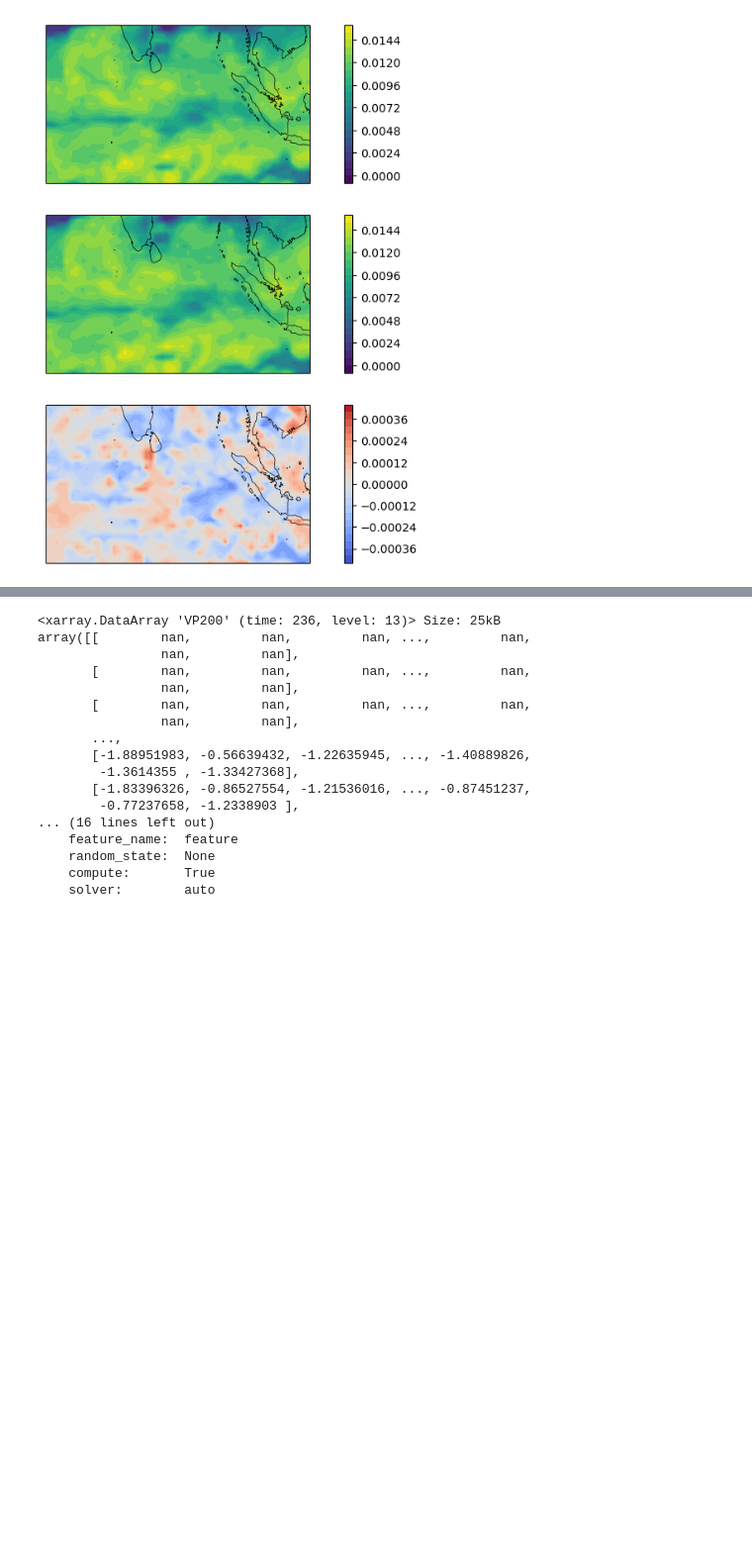
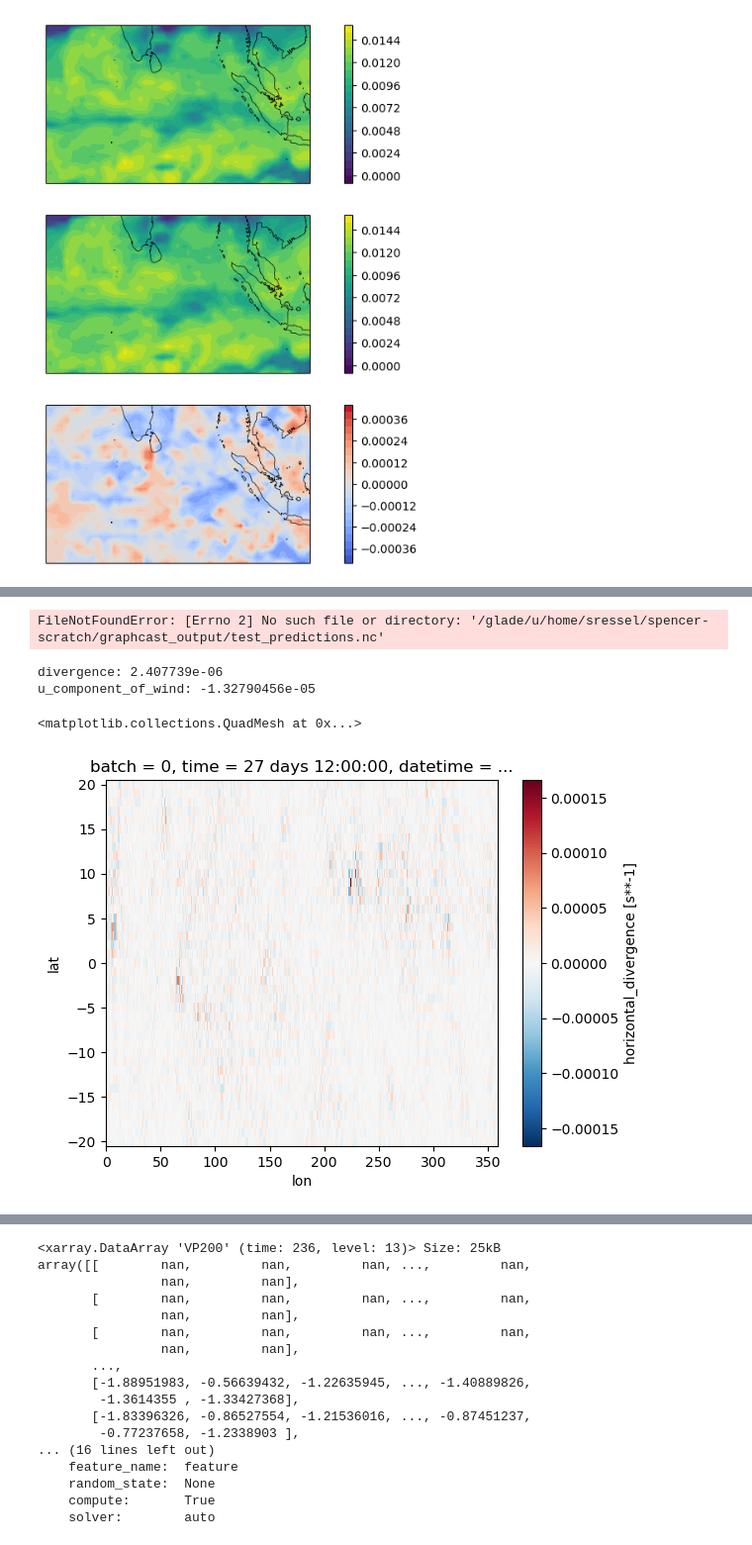
Before and after one commit to spencer-ressel/thesis-work, a Jupyter notebook: python/graphcast/data_processing.ipynb, the cells around one changed output, grey strips where cells are left out. Shown at 99% size. Cells and saved outputs as stored; diff of their text form; code cells hidden in the pictures; blank space fills up the shorter version.

Commit message:
EOD 08/06/2026 - Changes to velocity potential calculation to make it jax compatible

```diff
--- a/python/graphcast/data_processing.ipynb
+++ b/python/graphcast/data_processing.ipynb
@@ -819,0 +841,4 @@ def calculate_velocity_potential(data):
+# %%
+xr.open_dataset("/glade/u/home/sressel/spencer-scratch/graphcast_output/test_predictions.nc")
+# %% [output]
+FileNotFoundError: [Errno 2] No such file or directory: '/glade/u/home/sressel/spencer-scratch/graphcast_output/test_predictions.nc'
@@ -819,0 +1004,46 @@ def calculate_velocity_potential(data):
+# %%
+import jax
+jax.config.update("jax_enable_x64", True)
+vp = VelocityPotential(nlat=181, nlon=360, radius=6.371e6, truncation=42)
+# test = vp(
+#     lookback_data['u_component_of_wind'].isel(lat=slice(None, None, -1), time=slice(100, 300)).sel(level=200).values,
+#     lookback_data['v_component_of_wind'].isel(lat=slice(None, None, -1), time=slice(100, 300)).sel(level=200).values
+# )
+
+# test_div = vp.divergence(
+#     lookback_data['u_component_of_wind'].isel(lat=slice(None, None, -1), time=slice(100, 300)).sel(level=200).values,
+#     lookback_data['v_component_of_wind'].isel(lat=slice(None, None, -1), time=slice(100, 300)).sel(level=200).values
+# )
+
+VP200_test = xr.apply_ufunc(
+    vp,
+    lookback_data['u_component_of_wind'].isel(lat=slice(None, None, -1), time=slice(100, 300)).sel(level=200),
+    lookback_data['v_component_of_wind'].isel(lat=slice(None, None, -1), time=slice(100, 300)).sel(level=200),
+    input_core_dims=[['lat', 'lon'], ['lat', 'lon']],
+    output_core_dims=[['lat', 'lon']],
+    dask='forbidden',
+)
+
+VP200_test_div = xr.apply_ufunc(
+    vp.divergence,
+    lookback_data['u_component_of_wind'].isel(lat=slice(None, None, -1), time=slice(100, 300)).sel(level=200),
+    lookback_data['v_component_of_wind'].isel(lat=slice(None, None, -1), time=slice(100, 300)).sel(level=200),
+    input_core_dims=[['lat', 'lon'], ['lat', 'lon']],
+    output_core_dims=[['lat', 'lon']],
+    dask='forbidden',
+)
+
+from windspharm.xarray import VectorWind as xvw
+windspharm_div = xvw(
+    lookback_data['u_component_of_wind'].isel(lat=slice(None, None, -1), time=slice(100, 300)).sel(level=200),
+    lookback_data['v_component_of_wind'].isel(lat=slice(None, None, -1), time=slice(100, 300)).sel(level=200)
+).divergence()
+# %%
+(windspharm_div).isel(time=10, batch=0, lon=180)[0].print()
+(VP200_test_div).isel(time=10, batch=0, lon=180)[0].print()
+(windspharm_div - VP200_test_div).isel(time=10, batch=0).sel(lat=slice(20,-20)).plot()
+# %% [output]
+divergence: 2.407739e-06
+u_component_of_wind: -1.32790456e-05
+<matplotlib.collections.QuadMesh at 0x...>
+[figure, added]
```
Also changed, not shown: parts of 13 cells of this notebook.
